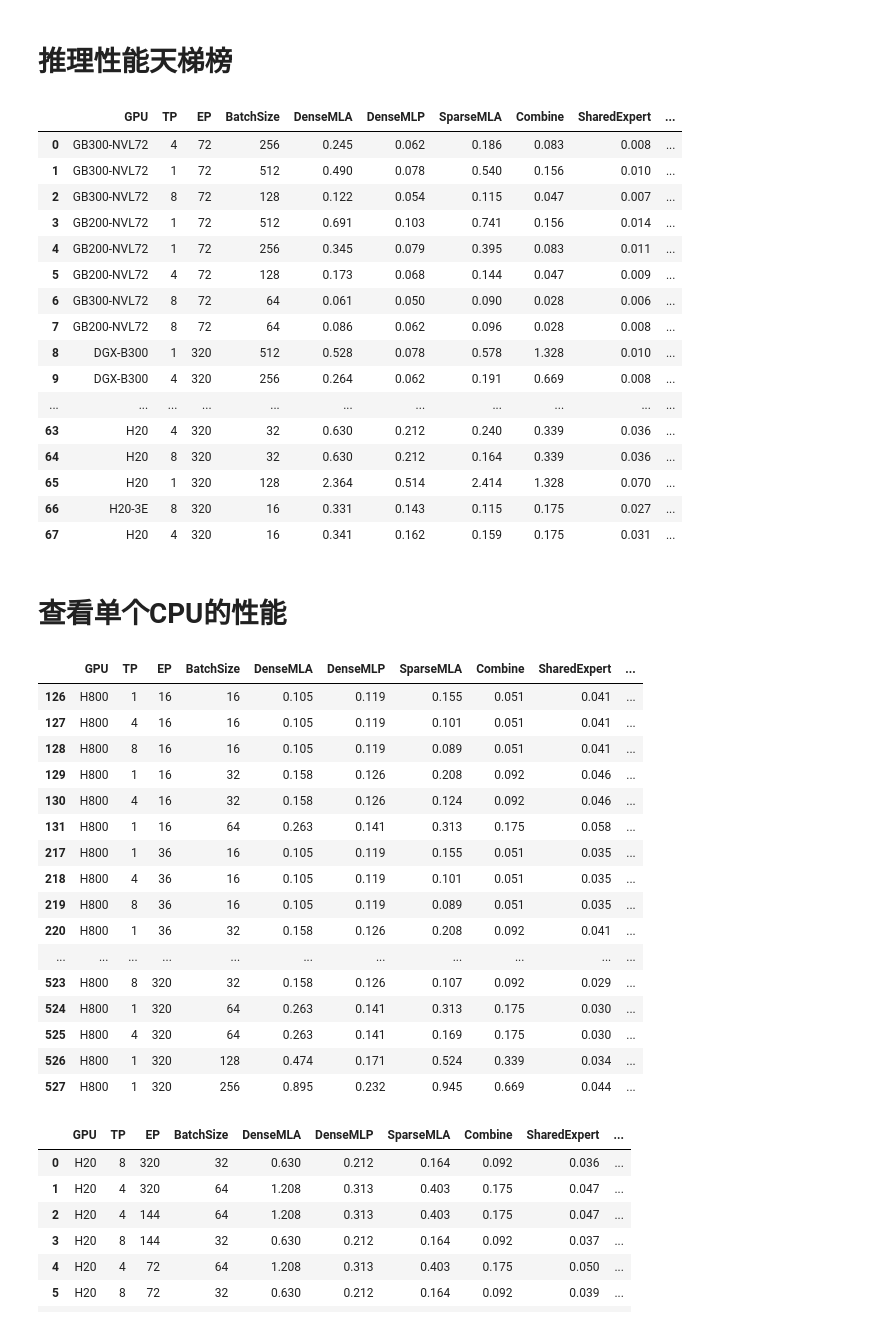
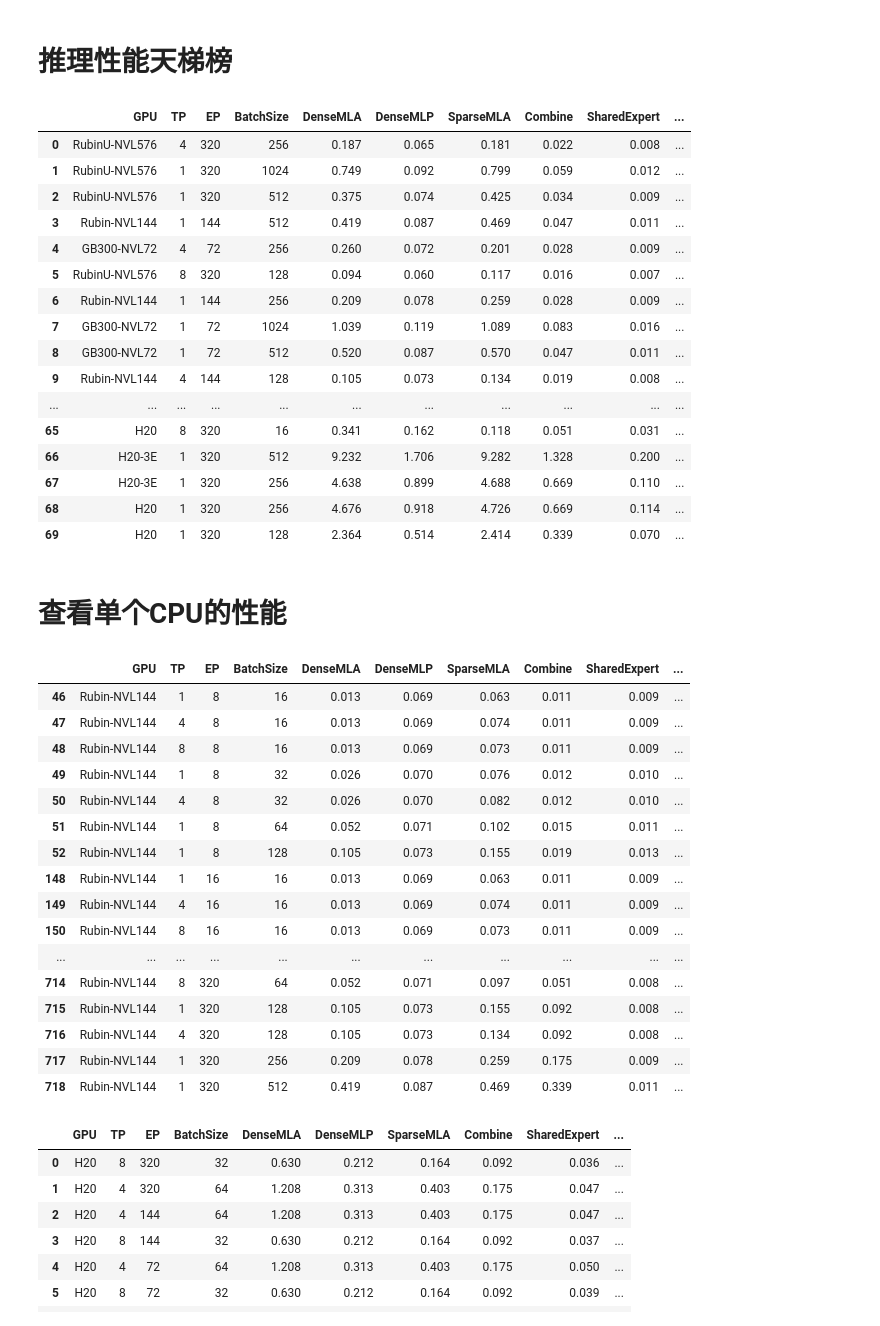
Before and after one commit to xizhizhang/shallowsim, a Jupyter notebook: decode.ipynb, the cells around one changed output. Drawn from its saved outputs; the diff is of its cells as text; code cells hidden in the pictures.

```diff
--- a/decode.ipynb
+++ b/decode.ipynb
@@ -11,6 +11,7 @@ import math
 # %%
 args = sb.ModelArgs()
 c = sb.Config()
+c.bs_list=[16,32,64,128,256,512,1024,2048]
 gpu_blackwell_decode = sb.get_gpu_info('./device/gpu_info.csv',
                                     decoding_mode=True, print_console=True)
 
@@ -29,54 +33,58 @@ gpu_blackwell_decode = sb.get_gpu_info('./device/gpu_info.csv',
-# %%
-args.moe_inter_dim = 2048
-args.n_activated_experts = 32
-args.n_routed_experts = 1024
 # %%
 dfs = sb.decode_time_with_ep_list(args,gpu_blackwell_decode,c,print_console=False,fp8_combine=True)
 # %% [markdown]
 # 推理性能天梯榜
 # %%
 dfs_o = dfs.groupby(['GPU','BatchSize'],as_index=False).apply(lambda t: t[t.Total==t.Total.max()]).sort_values(['Total'],ascending=False).reset_index(drop=True)
-dfs_o.style.bar(subset=['TPS','Total'],color='#6495ED').applymap(sb.color_positive_red, subset=['Delta']).background_gradient(subset=['Comm_Impact'],cmap=sb.cm).format(precision=3)
+dfs_o.style.bar(subset=['TPS','Total'],color='#6495ED')\
+      .applymap(sb.gpu_category_color,props=sb.gpu_category_idx(gpu_blackwell_decode),subset=['GPU'])\
+      .applymap(sb.color_positive_red, subset=['Delta'])\
+      .background_gradient(subset=['Comm_Impact'],cmap=sb.cm)\
+      .format(precision=3)
 # %% [output]
 |  | GPU | TP | EP | BatchSize | DenseMLA | DenseMLP | SparseMLA | Combine | SharedExpert | ... |
-| 0 | GB300-NVL72 | 4 | 72 | 256 | 0.245 | 0.062 | 0.186 | 0.083 | 0.008 | ... |
-| 1 | GB300-NVL72 | 1 | 72 | 512 | 0.490 | 0.078 | 0.540 | 0.156 | 0.010 | ... |
-| 2 | GB300-NVL72 | 8 | 72 | 128 | 0.122 | 0.054 | 0.115 | 0.047 | 0.007 | ... |
-| 3 | GB200-NVL72 | 1 | 72 | 512 | 0.691 | 0.103 | 0.741 | 0.156 | 0.014 | ... |
-| 4 | GB200-NVL72 | 1 | 72 | 256 | 0.345 | 0.079 | 0.395 | 0.083 | 0.011 | ... |
-| 5 | GB200-NVL72 | 4 | 72 | 128 | 0.173 | 0.068 | 0.144 | 0.047 | 0.009 | ... |
-| 6 | GB300-NVL72 | 8 | 72 | 64 | 0.061 | 0.050 | 0.090 | 0.028 | 0.006 | ... |
-| 7 | GB200-NVL72 | 8 | 72 | 64 | 0.086 | 0.062 | 0.096 | 0.028 | 0.008 | ... |
-| 8 | DGX-B300 | 1 | 320 | 512 | 0.528 | 0.078 | 0.578 | 1.328 | 0.010 | ... |
-| 9 | DGX-B300 | 4 | 320 | 256 | 0.264 | 0.062 | 0.191 | 0.669 | 0.008 | ... |
+| 0 | RubinU-NVL576 | 4 | 320 | 256 | 0.187 | 0.065 | 0.181 | 0.022 | 0.008 | ... |
+| 1 | RubinU-NVL576 | 1 | 320 | 1024 | 0.749 | 0.092 | 0.799 | 0.059 | 0.012 | ... |
+| 2 | RubinU-NVL576 | 1 | 320 | 512 | 0.375 | 0.074 | 0.425 | 0.034 | 0.009 | ... |
+| 3 | Rubin-NVL144 | 1 | 144 | 512 | 0.419 | 0.087 | 0.469 | 0.047 | 0.011 | ... |
+| 4 | GB300-NVL72 | 4 | 72 | 256 | 0.260 | 0.072 | 0.201 | 0.028 | 0.009 | ... |
+| 5 | RubinU-NVL576 | 8 | 320 | 128 | 0.094 | 0.060 | 0.117 | 0.016 | 0.007 | ... |
+| 6 | Rubin-NVL144 | 1 | 144 | 256 | 0.209 | 0.078 | 0.259 | 0.028 | 0.009 | ... |
+| 7 | GB300-NVL72 | 1 | 72 | 1024 | 1.039 | 0.119 | 1.089 | 0.083 | 0.016 | ... |
+| 8 | GB300-NVL72 | 1 | 72 | 512 | 0.520 | 0.087 | 0.570 | 0.047 | 0.011 | ... |
+| 9 | Rubin-NVL144 | 4 | 144 | 128 | 0.105 | 0.073 | 0.134 | 0.019 | 0.008 | ... |
 | ... | ... | ... | ... | ... | ... | ... | ... | ... | ... | ... |
-| 63 | H20 | 4 | 320 | 32 | 0.630 | 0.212 | 0.240 | 0.339 | 0.036 | ... |
-| 64 | H20 | 8 | 320 | 32 | 0.630 | 0.212 | 0.164 | 0.339 | 0.036 | ... |
-| 65 | H20 | 1 | 320 | 128 | 2.364 | 0.514 | 2.414 | 1.328 | 0.070 | ... |
-| 66 | H20-3E | 8 | 320 | 16 | 0.331 | 0.143 | 0.115 | 0.175 | 0.027 | ... |
-| 67 | H20 | 4 | 320 | 16 | 0.341 | 0.162 | 0.159 | 0.175 | 0.031 | ... |
+| 65 | H20 | 8 | 320 | 16 | 0.341 | 0.162 | 0.118 | 0.051 | 0.031 | ... |
+| 66 | H20-3E | 1 | 320 | 512 | 9.232 | 1.706 | 9.282 | 1.328 | 0.200 | ... |
+| 67 | H20-3E | 1 | 320 | 256 | 4.638 | 0.899 | 4.688 | 0.669 | 0.110 | ... |
+| 68 | H20 | 1 | 320 | 256 | 4.676 | 0.918 | 4.726 | 0.669 | 0.114 | ... |
+| 69 | H20 | 1 | 320 | 128 | 2.364 | 0.514 | 2.414 | 0.339 | 0.070 | ... |
 # %% [markdown]
 # 查看单个CPU的性能
 # %%
-sb.df_filter(dfs,'H800',0).style.bar(subset=['TPS','Total'],color='#6495ED').applymap(sb.color_positive_red, subset=['Delta']).background_gradient(subset=['Comm_Impact'],cmap=sb.cm).format(precision=3)
+sb.df_filter(dfs,'Rubin-NVL144',0).style\
+      .bar(subset=['TPS','Total'],color='#6495ED')\
+      .applymap(sb.color_positive_red, subset=['Delta'])\
+      .background_gradient(subset=['Comm_Impact'],cmap=sb.cm)\
+      .format(precision=3)
 # %% [output]
 |  | GPU | TP | EP | BatchSize | DenseMLA | DenseMLP | SparseMLA | Combine | SharedExpert | ... |
-| 126 | H800 | 1 | 16 | 16 | 0.105 | 0.119 | 0.155 | 0.051 | 0.041 | ... |
-| 127 | H800 | 4 | 16 | 16 | 0.105 | 0.119 | 0.101 | 0.051 | 0.041 | ... |
-| 128 | H800 | 8 | 16 | 16 | 0.105 | 0.119 | 0.089 | 0.051 | 0.041 | ... |
-| 129 | H800 | 1 | 16 | 32 | 0.158 | 0.126 | 0.208 | 0.092 | 0.046 | ... |
-| 130 | H800 | 4 | 16 | 32 | 0.158 | 0.126 | 0.124 | 0.092 | 0.046 | ... |
-| 131 | H800 | 1 | 16 | 64 | 0.263 | 0.141 | 0.313 | 0.175 | 0.058 | ... |
-| 217 | H800 | 1 | 36 | 16 | 0.105 | 0.119 | 0.155 | 0.051 | 0.035 | ... |
-| 218 | H800 | 4 | 36 | 16 | 0.105 | 0.119 | 0.101 | 0.051 | 0.035 | ... |
-| 219 | H800 | 8 | 36 | 16 | 0.105 | 0.119 | 0.089 | 0.051 | 0.035 | ... |
-| 220 | H800 | 1 | 36 | 32 | 0.158 | 0.126 | 0.208 | 0.092 | 0.041 | ... |
+| 46 | Rubin-NVL144 | 1 | 8 | 16 | 0.013 | 0.069 | 0.063 | 0.011 | 0.009 | ... |
+| 47 | Rubin-NVL144 | 4 | 8 | 16 | 0.013 | 0.069 | 0.074 | 0.011 | 0.009 | ... |
+| 48 | Rubin-NVL144 | 8 | 8 | 16 | 0.013 | 0.069 | 0.073 | 0.011 | 0.009 | ... |
+| 49 | Rubin-NVL144 | 1 | 8 | 32 | 0.026 | 0.070 | 0.076 | 0.012 | 0.010 | ... |
+| 50 | Rubin-NVL144 | 4 | 8 | 32 | 0.026 | 0.070 | 0.082 | 0.012 | 0.010 | ... |
+| 51 | Rubin-NVL144 | 1 | 8 | 64 | 0.052 | 0.071 | 0.102 | 0.015 | 0.011 | ... |
+| 52 | Rubin-NVL144 | 1 | 8 | 128 | 0.105 | 0.073 | 0.155 | 0.019 | 0.013 | ... |
+| 148 | Rubin-NVL144 | 1 | 16 | 16 | 0.013 | 0.069 | 0.063 | 0.011 | 0.009 | ... |
+| 149 | Rubin-NVL144 | 4 | 16 | 16 | 0.013 | 0.069 | 0.074 | 0.011 | 0.009 | ... |
+| 150 | Rubin-NVL144 | 8 | 16 | 16 | 0.013 | 0.069 | 0.073 | 0.011 | 0.009 | ... |
 | ... | ... | ... | ... | ... | ... | ... | ... | ... | ... | ... |
-| 523 | H800 | 8 | 320 | 32 | 0.158 | 0.126 | 0.107 | 0.092 | 0.029 | ... |
-| 524 | H800 | 1 | 320 | 64 | 0.263 | 0.141 | 0.313 | 0.175 | 0.030 | ... |
-| 525 | H800 | 4 | 320 | 64 | 0.263 | 0.141 | 0.169 | 0.175 | 0.030 | ... |
-| 526 | H800 | 1 | 320 | 128 | 0.474 | 0.171 | 0.524 | 0.339 | 0.034 | ... |
-| 527 | H800 | 1 | 320 | 256 | 0.895 | 0.232 | 0.945 | 0.669 | 0.044 | ... |
+| 714 | Rubin-NVL144 | 8 | 320 | 64 | 0.052 | 0.071 | 0.097 | 0.051 | 0.008 | ... |
+| 715 | Rubin-NVL144 | 1 | 320 | 128 | 0.105 | 0.073 | 0.155 | 0.092 | 0.008 | ... |
+| 716 | Rubin-NVL144 | 4 | 320 | 128 | 0.105 | 0.073 | 0.134 | 0.092 | 0.008 | ... |
+| 717 | Rubin-NVL144 | 1 | 320 | 256 | 0.209 | 0.078 | 0.259 | 0.175 | 0.009 | ... |
+| 718 | Rubin-NVL144 | 1 | 320 | 512 | 0.419 | 0.087 | 0.469 | 0.339 | 0.011 | ... |
 # %%
 gpu = 'H20'
 tps_limit = 1
```
Also changed, not shown: parts of 2 cells of this notebook, 8 other files.
